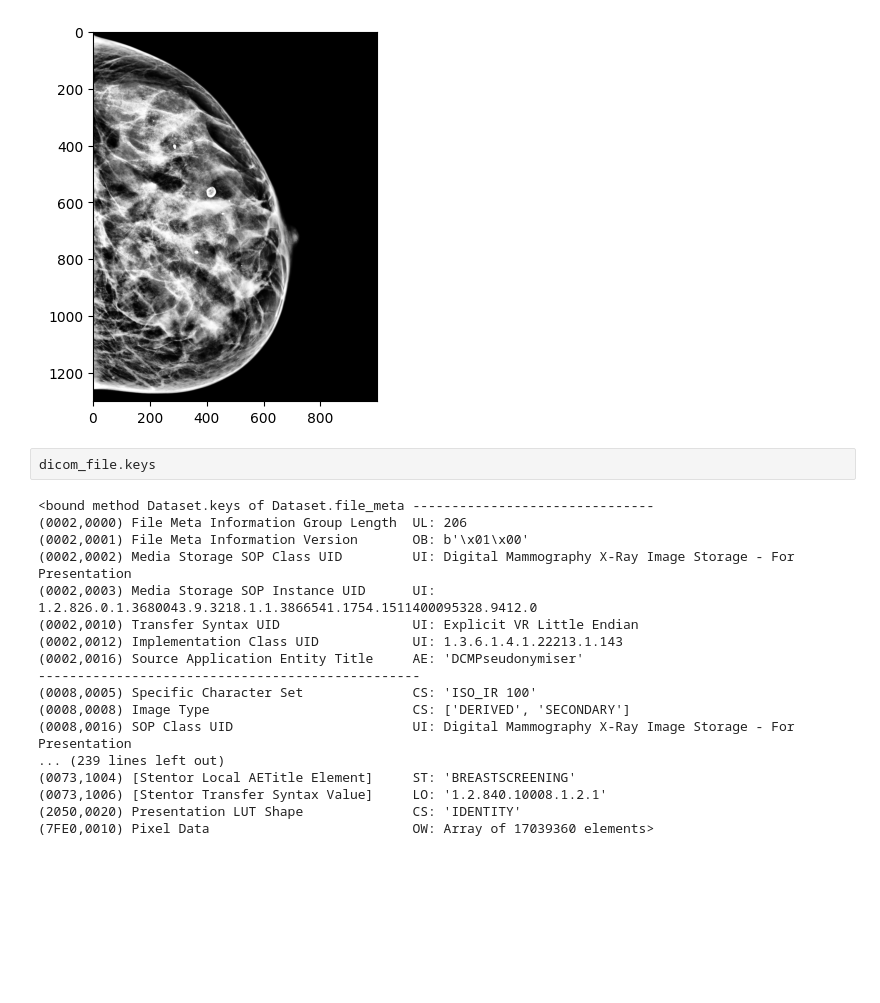
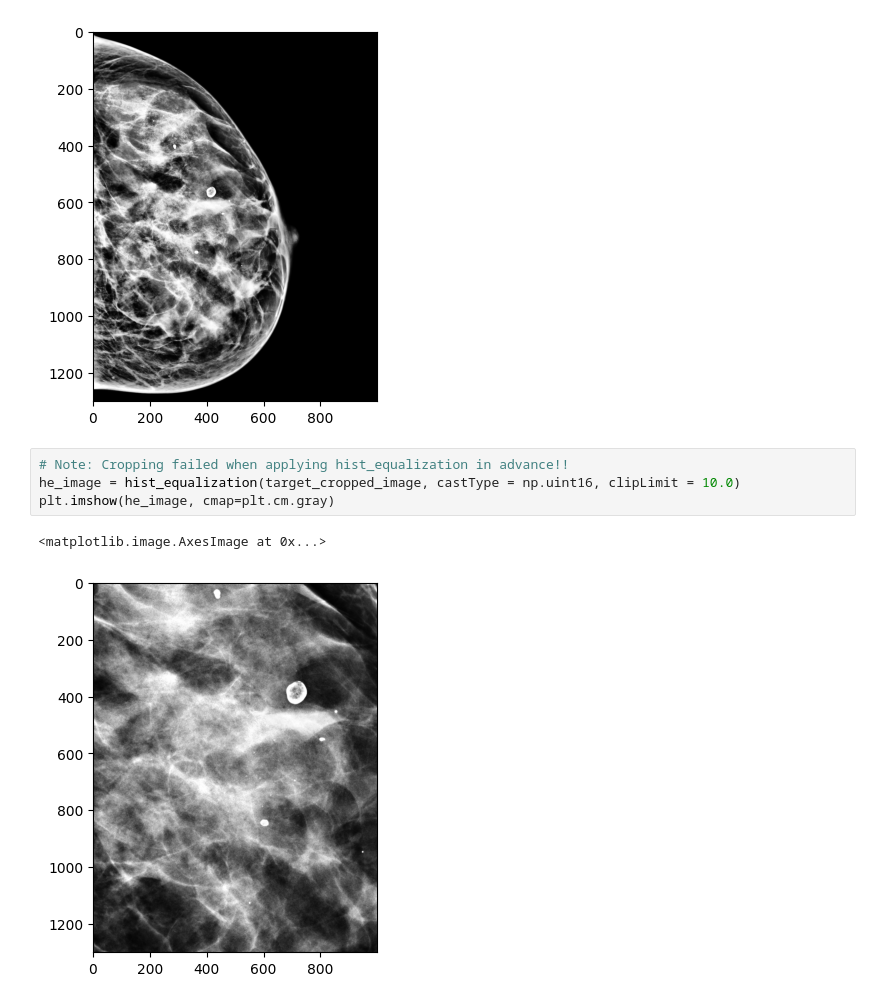
Before and after one commit to iamheinrich/breast_cancer_classifier, a Jupyter notebook: image_preproc_demo.ipynb, the cells around one changed output. Saved outputs shown, nothing was run; the diff lists cells and outputs as text; blank space fills up the shorter version.

```diff
--- a/image_preproc_demo.ipynb
+++ b/image_preproc_demo.ipynb
@@ -94,23 +110,10 @@ plt.imshow(he_image, cmap=plt.cm.gray)
 # %% [output]
 <matplotlib.image.AxesImage at 0x...>
 [figure]
-# %%
-dicom_file.keys
-# %% [output]
-<bound method Dataset.keys of Dataset.file_meta -------------------------------
-(0002,0000) File Meta Information Group Length  UL: 206
-(0002,0001) File Meta Information Version       OB: b'\x01\x00'
-(0002,0002) Media Storage SOP Class UID         UI: Digital Mammography X-Ray Image Storage - For Presentation
-(0002,0003) Media Storage SOP Instance UID      UI: 1.2.826.0.1.3680043.9.3218.1.1.3866541.1754.1511400095328.9412.0
-(0002,0010) Transfer Syntax UID                 UI: Explicit VR Little Endian
-(0002,0012) Implementation Class UID            UI: 1.3.6.1.4.1.22213.1.143
-(0002,0016) Source Application Entity Title     AE: 'DCMPseudonymiser'
--------------------------------------------------
-(0008,0005) Specific Character Set              CS: 'ISO_IR 100'
-(0008,0008) Image Type                          CS: ['DERIVED', 'SECONDARY']
-(0008,0016) SOP Class UID                       UI: Digital Mammography X-Ray Image Storage - For Presentation
-... (239 lines left out)
-(0073,1004) [Stentor Local AETitle Element]     ST: 'BREASTSCREENING'
-(0073,1006) [Stentor Transfer Syntax Value]     LO: '1.2.840.10008.1.2.1'
-(2050,0020) Presentation LUT Shape              CS: 'IDENTITY'
-(7FE0,0010) Pixel Data                          OW: Array of 17039360 elements>
+# %%
+# Note: Cropping failed when applying hist_equalization in advance!!
+he_image = hist_equalization(target_cropped_image, castType = np.uint16, clipLimit = 10.0)
+plt.imshow(he_image, cmap=plt.cm.gray)
+# %% [output]
+<matplotlib.image.AxesImage at 0x...>
+[figure, added]
```
Also changed, not shown: parts of 2 cells of this notebook, 2 other files.
